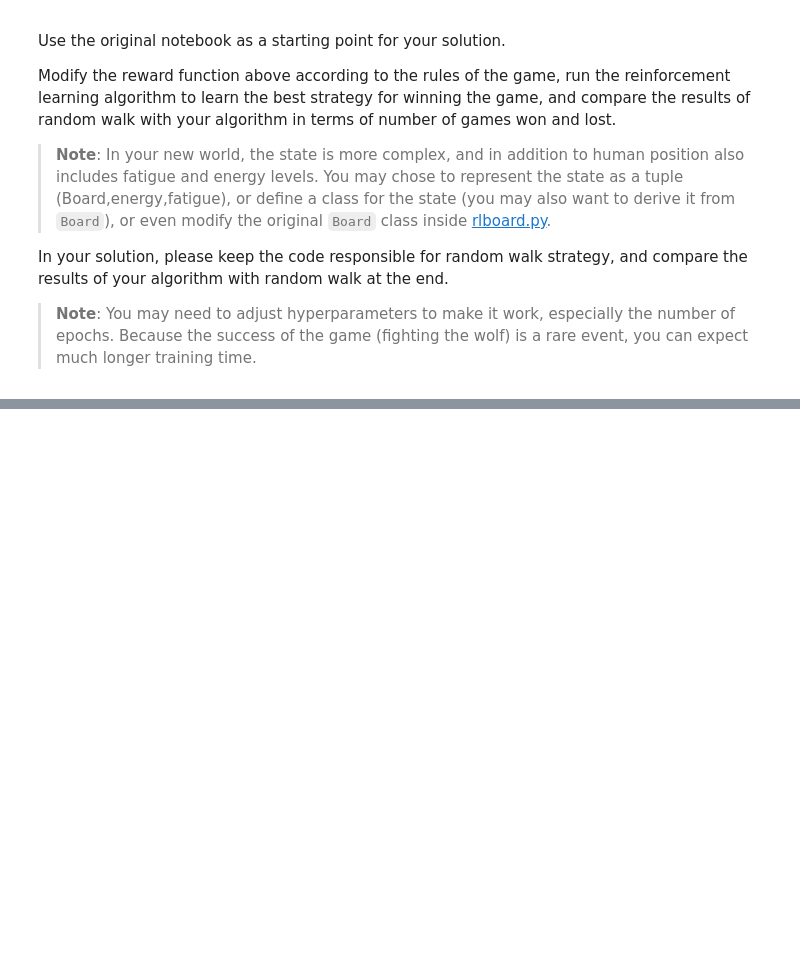
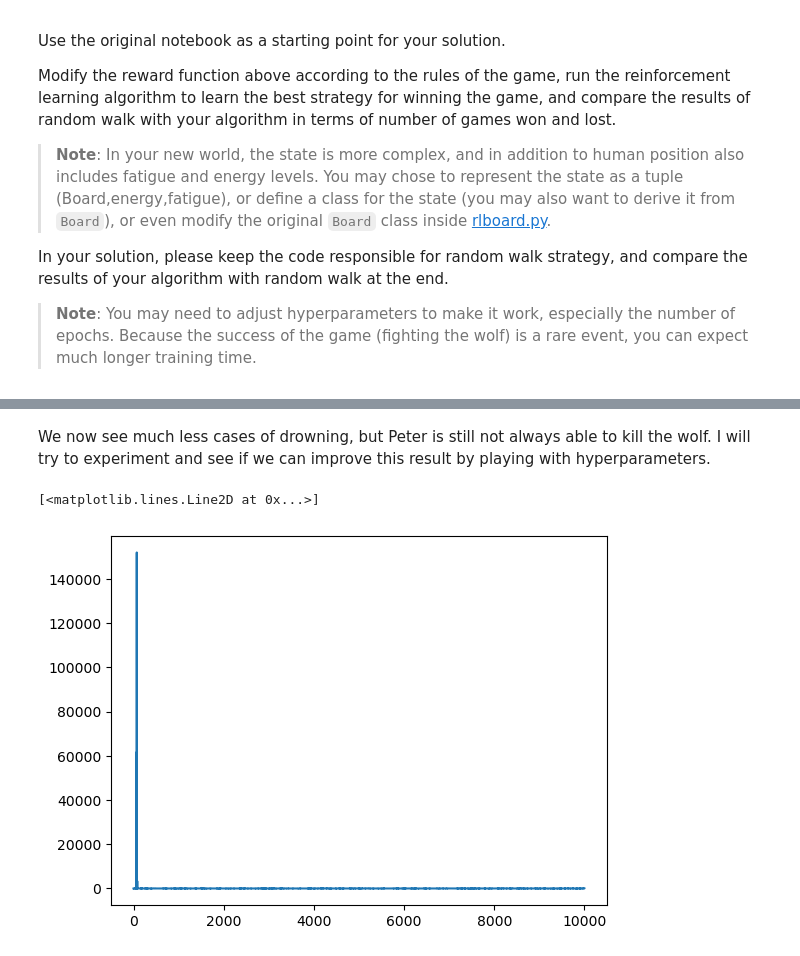
Before and after one commit to lukmanaj/ArewaDS-Machine-Learning-Assignments, a Jupyter notebook: week_10_Reinforcement_Learning/1-QLearning/assignment.ipynb, the cells around one changed output, grey strips where cells are left out. Drawn from its saved outputs; the diff is of its cells as text; code cells hidden in the pictures; blank space fills up the shorter version.

```diff
--- a/week_10_Reinforcement_Learning/1-QLearning/assignment.ipynb
+++ b/week_10_Reinforcement_Learning/1-QLearning/assignment.ipynb
@@ -21,0 +188,7 @@ In your solution, please keep the code responsible for random walk strategy, and
+# %% [markdown]
+We now see much less cases of drowning, but Peter is still not always able to kill the wolf. I will try to experiment and see if we can improve this result by playing with hyperparameters.
+# %%
+plt.plot(lpath)
+# %% [output]
+[<matplotlib.lines.Line2D at 0x...>]
+[figure, added]
```
Also changed, not shown: parts of 19 cells of this notebook.
